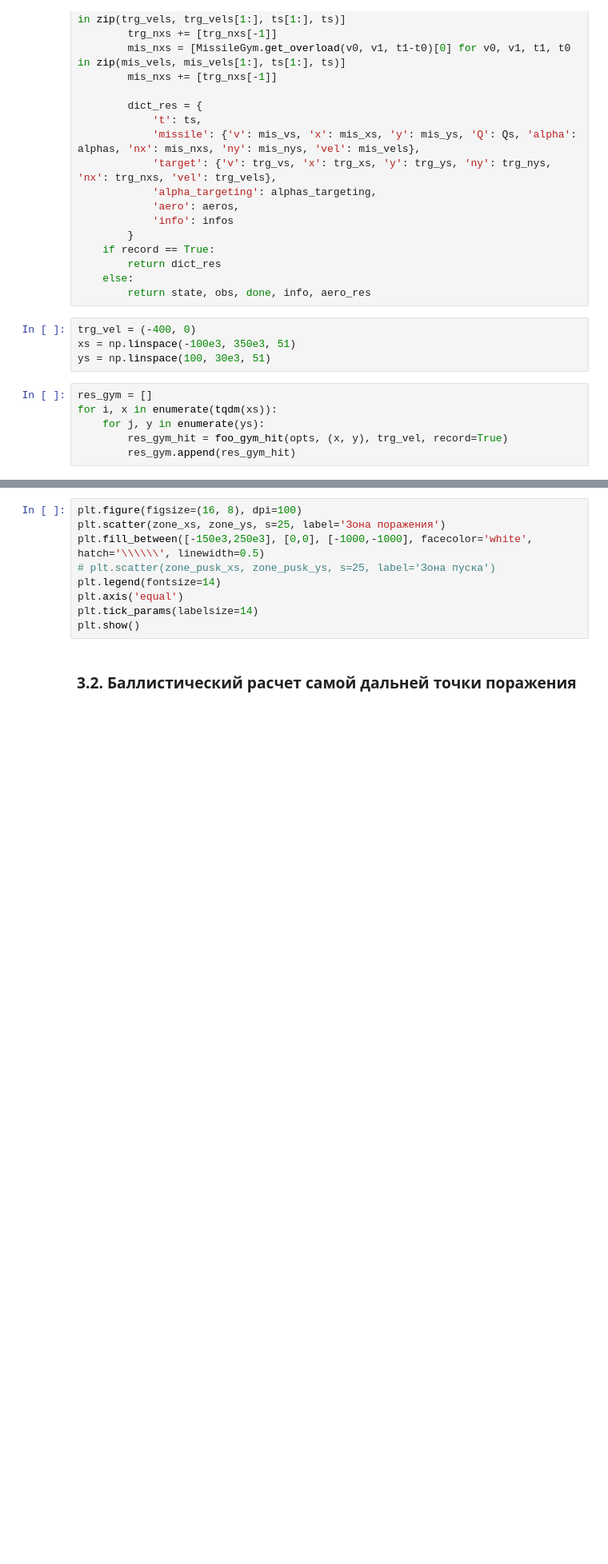
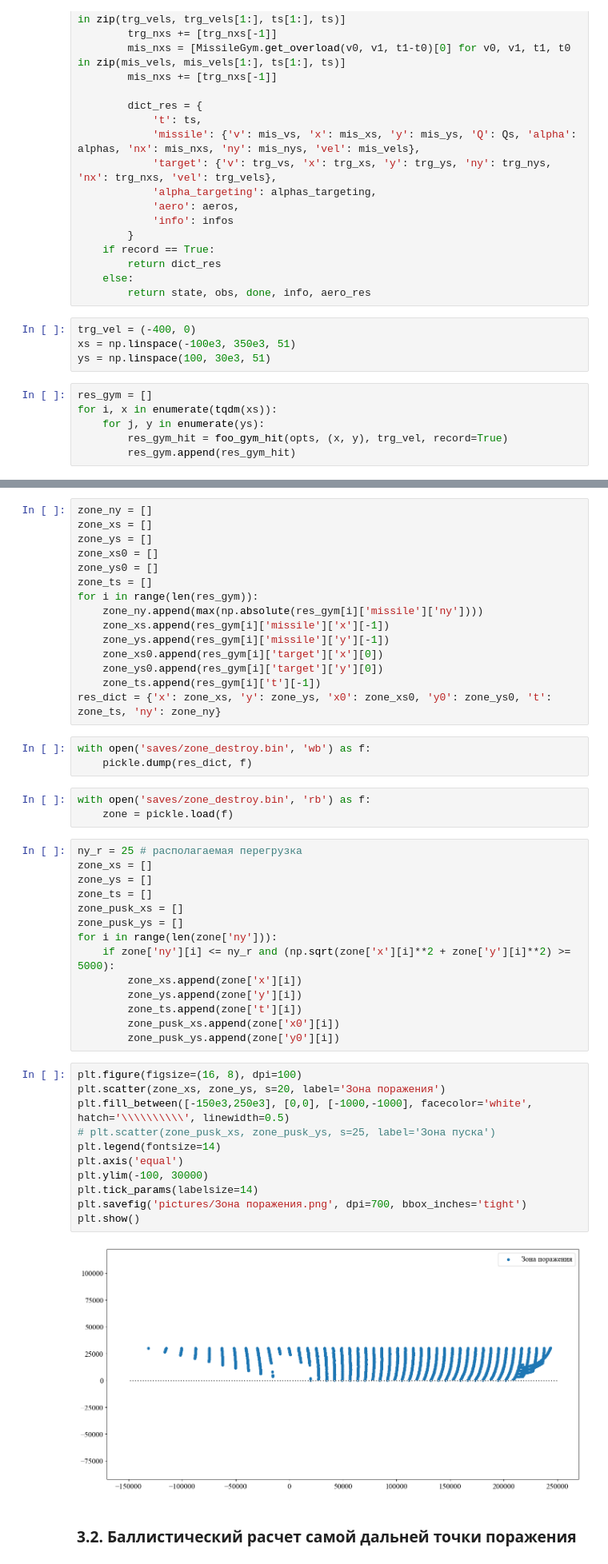
Before and after one commit to kirtis26/PyMissile, a Jupyter notebook: С-300.ipynb, the cells around one changed output, grey strips where cells are left out. Shown at 80% size. Saved outputs shown, nothing was run; the diff lists cells and outputs as text; blank space fills up the shorter version.

```diff
--- a/С-300.ipynb
+++ b/С-300.ipynb
@@ -1179,11 +1229,50 @@ zone_pusk_ys = zone_ys - trg_vel[1] * ts
+# %%
+zone_ny = []
+zone_xs = []
+zone_ys = []
+zone_xs0 = []
+zone_ys0 = []
+zone_ts = []
+for i in range(len(res_gym)):
+    zone_ny.append(max(np.absolute(res_gym[i]['missile']['ny'])))
+    zone_xs.append(res_gym[i]['missile']['x'][-1])
+    zone_ys.append(res_gym[i]['missile']['y'][-1])
+    zone_xs0.append(res_gym[i]['target']['x'][0])
+    zone_ys0.append(res_gym[i]['target']['y'][0])
+    zone_ts.append(res_gym[i]['t'][-1])
+res_dict = {'x': zone_xs, 'y': zone_ys, 'x0': zone_xs0, 'y0': zone_ys0, 't': zone_ts, 'ny': zone_ny}
+# %%
+with open('saves/zone_destroy.bin', 'wb') as f:
+    pickle.dump(res_dict, f)
+# %%
+with open('saves/zone_destroy.bin', 'rb') as f:
+    zone = pickle.load(f)
+# %%
+ny_r = 25 # располагаемая перегрузка
+zone_xs = []
+zone_ys = []
+zone_ts = []
+zone_pusk_xs = []
+zone_pusk_ys = []
+for i in range(len(zone['ny'])):
+    if zone['ny'][i] <= ny_r and (np.sqrt(zone['x'][i]**2 + zone['y'][i]**2) >= 5000):
+        zone_xs.append(zone['x'][i])
+        zone_ys.append(zone['y'][i])
+        zone_ts.append(zone['t'][i])
+        zone_pusk_xs.append(zone['x0'][i])
+        zone_pusk_ys.append(zone['y0'][i])
 # %%
 plt.figure(figsize=(16, 8), dpi=100)
-plt.scatter(zone_xs, zone_ys, s=25, label='Зона поражения')
-plt.fill_between([-150e3,250e3], [0,0], [-1000,-1000], facecolor='white', hatch='\\\\\\', linewidth=0.5)
+plt.scatter(zone_xs, zone_ys, s=20, label='Зона поражения')
+plt.fill_between([-150e3,250e3], [0,0], [-1000,-1000], facecolor='white', hatch='\\\\\\\\\\', linewidth=0.5)
 # plt.scatter(zone_pusk_xs, zone_pusk_ys, s=25, label='Зона пуска')
 plt.legend(fontsize=14)
 plt.axis('equal')
+plt.ylim(-100, 30000)
 plt.tick_params(labelsize=14)
+plt.savefig('pictures/Зона поражения.png', dpi=700, bbox_inches='tight')
 plt.show()
+# %% [output]
+[figure, added]
 # %% [markdown]
 ### 3.2. Баллистический расчет самой дальней точки поражения
```
Also changed, not shown: parts of 49 cells of this notebook.
